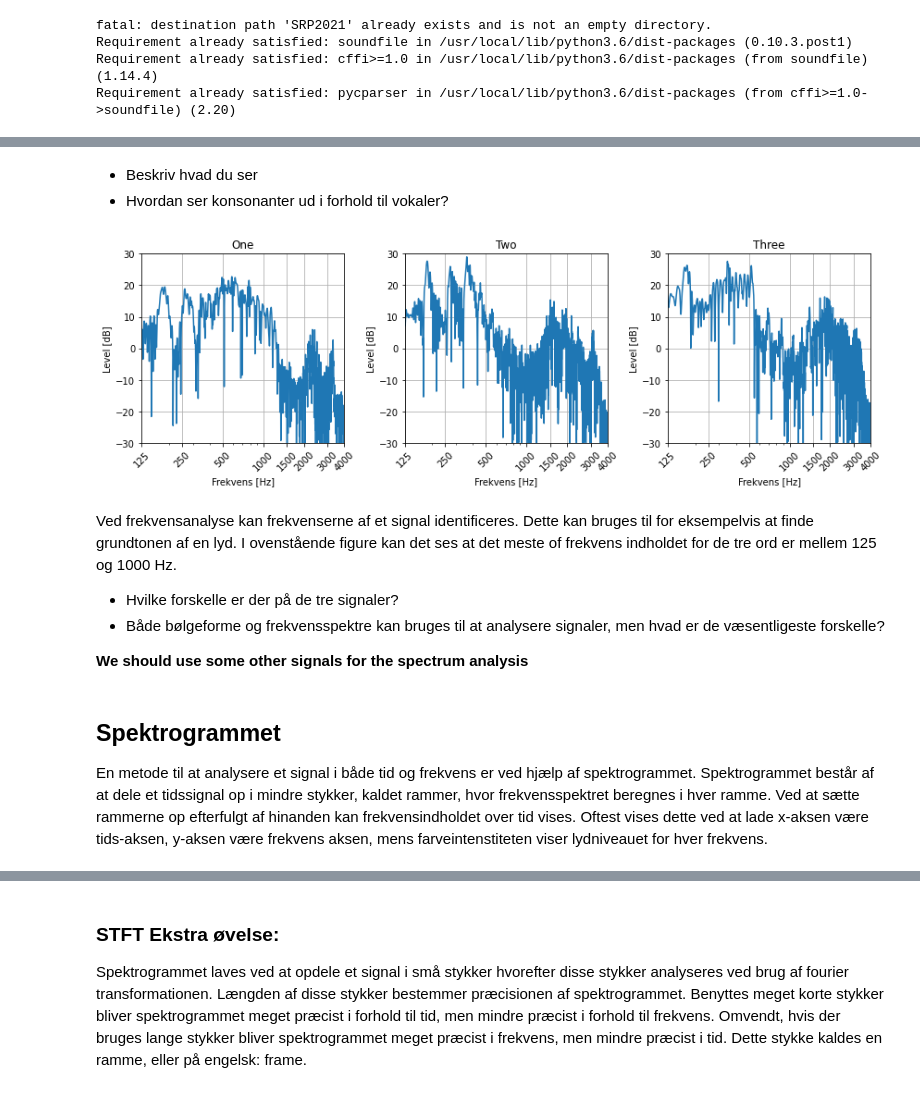
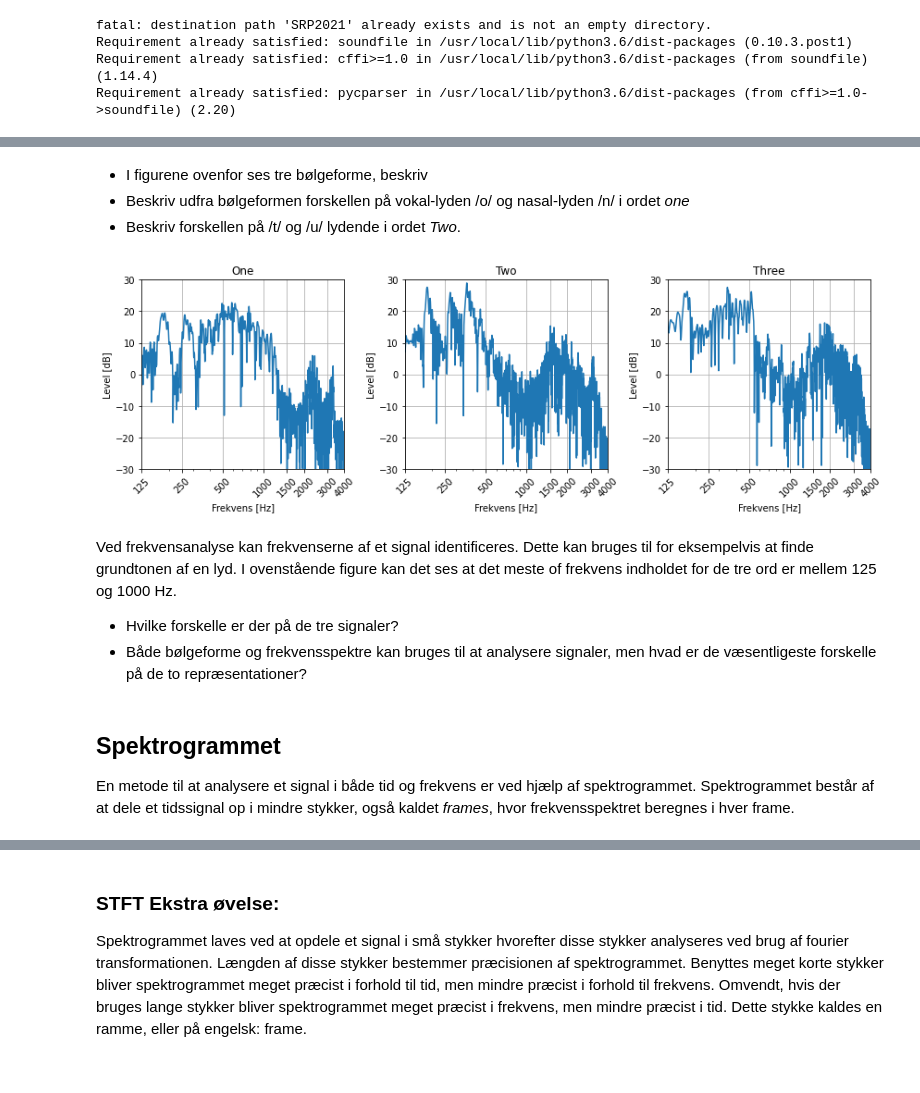
Before and after one commit to niels-overby/SRP-noisereduction, a Jupyter notebook: SRP_STFT.ipynb, the cells around one changed output, grey strips where cells are left out. Cells and saved outputs as stored; diff of their text form; code cells hidden in the pictures.

Commit message:
Oprettet ved hjælp af Colaboratory

```diff
--- a/SRP_STFT.ipynb
+++ b/SRP_STFT.ipynb
@@ -41,5 +67,5 @@ I eksemplet nedenfor vises ordende "One", "Two", "Three" som bølgeformer.
 # %%
-#@title
+#@title Tidsrepræsentation
 audioDir = '/content/SRP2021/Audio/'
 audioFiles = list(np.sort([f for f in os.listdir(audioDir) if 'lucas' in f]))
 
@@ -51,7 +77,7 @@ for i in range(3):
 
   t = np.arange(len(x.T))/fs
   plt.subplot(1,3,i+1)
-  plt.plot(t,x.T)
+  plt.plot(t,x.T/x.max())
   plt.title(titles[i])
   plt.xlabel("Tid [s]")
   plt.ylabel("Amplitude")
@@ -67,42 +93,42 @@ plt.show()
-# %% [markdown]
-* Beskriv hvad du ser
-* Hvordan ser konsonanter ud i forhold til vokaler?
+# %% [markdown]
+* I figurene ovenfor ses tre bølgeforme, beskriv
+* Beskriv udfra bølgeformen forskellen på vokal-lyden /o/ og nasal-lyden /n/ i ordet *one*
+* Beskriv forskellen på /t/ og /u/ lydende i ordet *Two*.
 # %%
 #@title Frekvensspektrum
 audioDir = '/content/SRP2021/Audio/'
 audioFiles = list(np.sort([f for f in os.listdir(audioDir) if 'lucas' in f]))
 
 titles = ["One","Two","Three"]
 
-fft = spectrum.FFT(N=44100,fs=fs)
+fft = spectrum.FFT(N=8000,fs=fs)
 
 plt.figure(figsize=(12,4))
 for i in range(3):
   x, fs = utils.getAudio(audioDir + audioFiles[i+1])
 
   X = fft.transform(x)
   plt.subplot(1,3,i+1)
   plt.semilogx(fft.f,(20*np.log10(np.abs(X.T))))
   plt.title(titles[i])
   plt.ylabel("Level [dB]")
   plt.xlabel("Frekvens [Hz]")
   plt.xlim([200,4000])
   plt.xticks([125,250,500,1000,1500,2000,3000,4000],[125,250,500,1000,1500,2000,3000,4000],rotation=45)
   plt.ylim([-30,30])
 
   plt.grid()
 plt.tight_layout()
 plt.show()
 # %% [output]
-[figure, old version]
+[figure, new version]
 # %% [markdown]
 Ved frekvensanalyse kan frekvenserne af et signal identificeres. Dette kan bruges til for eksempelvis at finde grundtonen af en lyd. I ovenstående figure kan det ses at det meste of frekvens indholdet for de tre ord er mellem 125 og 1000 Hz.
 
 * Hvilke forskelle er der på de tre signaler?
-* Både bølgeforme og frekvensspektre kan bruges til at analysere signaler, men hvad er de væsentligeste forskelle?
-
-**We should use some other signals for the spectrum analysis**
+* Både bølgeforme og frekvensspektre kan bruges til at analysere signaler, men hvad er de væsentligeste forskelle på de to repræsentationer?
 # %% [markdown]
 ## Spektrogrammet
 
-En metode til at analysere et signal i både tid og frekvens er ved hjælp af spektrogrammet. Spektrogrammet består af at dele et tidssignal op i mindre stykker, kaldet rammer, hvor frekvensspektret beregnes i hver ramme. Ved at sætte rammerne op efterfulgt af hinanden kan frekvensindholdet over tid vises. Oftest vises dette ved at lade x-aksen være tids-aksen, y-aksen være frekvens aksen, mens farveintenstiteten viser lydniveauet for hver frekvens.
+
+En metode til at analysere et signal i både tid og frekvens er ved hjælp af spektrogrammet. Spektrogrammet består af at dele et tidssignal op i mindre stykker, også kaldet *frames*, hvor frekvensspektret beregnes i hver frame.
```
Also changed, not shown: parts of 14 cells of this notebook.
